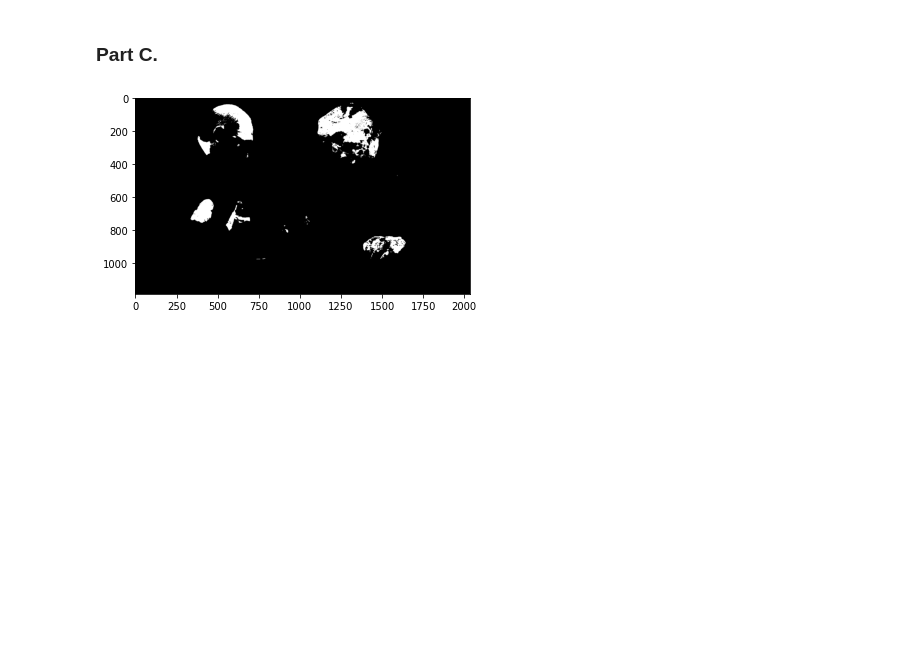
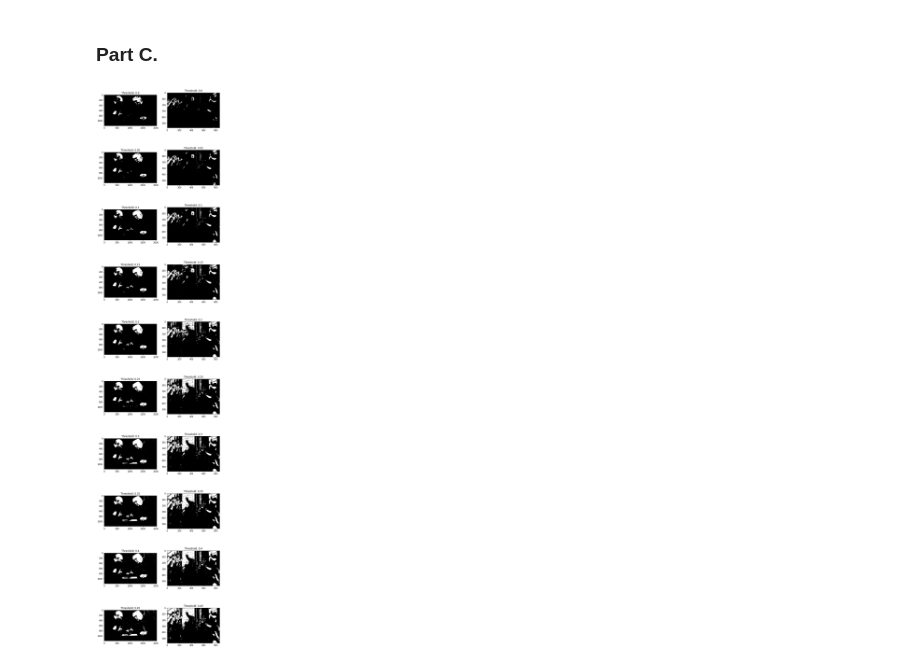
Before and after one commit to nahbos/AUT-Pattern-Recognition, a Jupyter notebook: SPR_HW2/EX02_Q6.ipynb, the cells around one changed output. Drawn from its saved outputs; the diff is of its cells as text; code cells hidden in the pictures; blank space fills up the shorter version.

```diff
--- a/SPR_HW2/EX02_Q6.ipynb
+++ b/SPR_HW2/EX02_Q6.ipynb
@@ -142,13 +142,13 @@ def cal_probability_density(mean, cov, x):
     prob = var.pdf(x)
     return prob
 # %%
-def BC(skin_liklihood, noSkin_liklihood):
+def BC(skin_liklihood, noSkin_liklihood, thresh=0.0):
     predictions = []
 
     for skn, noSkn in zip(skin_liklihood, noSkin_liklihood):
         posteriors = []
 
-        posteriors.append(np.add(np.log(skin_prior), np.log(skn)))
+        posteriors.append(np.add(np.add(np.log(skin_prior), np.log(skn)), np.log2((thresh * 10) + 1)))
         posteriors.append(np.add(np.log(noSkin_prior), np.log(noSkn)))
 
         idx = np.argmax(posteriors)
@@ -156,19 +156,35 @@ def BC(skin_liklihood, noSkin_liklihood):
 
     return predictions
 # %%
-img = Image.open('./inputs/P6/trump_tie_1.jpg').convert('RGB')
-w, h = img.size
-blank = np.zeros((h, w), dtype=int)
+def skinDetection(img_name, thresh):
 
-for j in range(h):
-    skin_liklihood = cal_probability_density(skin_mean, skin_cov, np.array(img)[j])
-    noSkin_liklihood = cal_probability_density(noSkin_mean, noSkin_cov, np.array(img)[j])
-    blank[j] = BC(skin_liklihood, noSkin_liklihood)
+    img = Image.open(img_name).convert('RGB')
+    w, h = img.size
+    blank = np.zeros((h, w), dtype=int)
 
-plt.imshow(blank, cmap='gray')
-plt.show()
+    for j in range(h):
+        skin_liklihood = cal_probability_density(skin_mean, skin_cov, np.array(img)[j])
+        noSkin_liklihood = cal_probability_density(noSkin_mean, noSkin_cov, np.array(img)[j])
+        blank[j] = BC(skin_liklihood, noSkin_liklihood, thresh)
+
+    return blank
-# %% [output]
-[figure, removed]
+# %%
+fig, ax = plt.subplots(10, 2, figsize=(10, 50))
+images = ['trump_tie_1.jpg', 'trump_tie_2.jpg']
+
+for i in range(2):
+    img_name = './inputs/P6/{}'.format(images[i])
+    idx = 0
+    for thresh in np.arange(0.0, 0.5, 0.05):
+        thresh = round(thresh, 2)
+        blank = skinDetection(img_name, thresh)
+        ax[idx, i].imshow(blank, cmap='gray')
+        ax[idx, i].set_title('Threshold: {}'.format(thresh))
+        idx += 1
+
+plt.show()
+# %% [output]
+[figure, added]
 # %%
 
 
```
